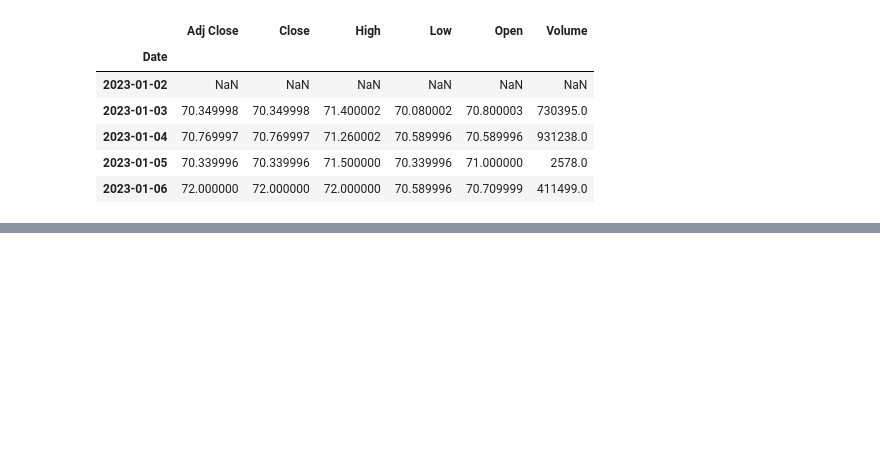
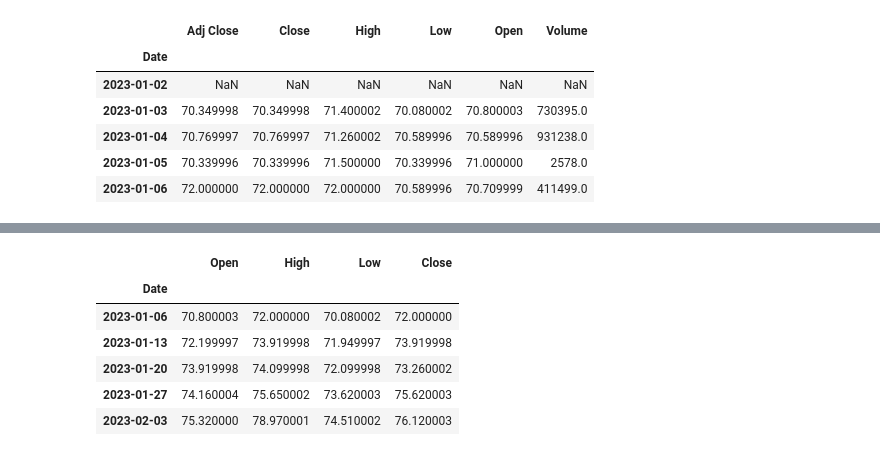
Before and after one commit to masterTrooperMx/PY_notebooks, a Jupyter notebook: STOCKS/yahoofin/yahooFin-notebook.ipynb, the cells around one changed output, grey strips where cells are left out. Cells and saved outputs as stored; diff of their text form; code cells hidden in the pictures; blank space fills up the shorter version.

```diff
--- a/STOCKS/yahoofin/yahooFin-notebook.ipynb
+++ b/STOCKS/yahoofin/yahooFin-notebook.ipynb
@@ -292,0 +291,17 @@ ivvpesoishrs.loc["05-2023"].iplot(kind= "candle",
+# %%
+# same data but with another granullarity (weekly)
+ivvpesoishrs = portfolio_df.swaplevel(axis = 1)["IVVPESOISHRS.MX"].copy()
+weekly = ivvpesoishrs.resample("W-Fri").agg({"Open":"first",
+                                   "High":"max",
+                                   "Low":"min",
+                                   "Close":"last"
+                                  })
+weekly.head()
+# %% [output]
+|  | Open | High | Low | Close |
+| Date |  |  |  |  |
+| 2023-01-06 | 70.800003 | 72.000000 | 70.080002 | 72.000000 |
+| 2023-01-13 | 72.199997 | 73.919998 | 71.949997 | 73.919998 |
+| 2023-01-20 | 73.919998 | 74.099998 | 72.099998 | 73.260002 |
+| 2023-01-27 | 74.160004 | 75.650002 | 73.620003 | 75.620003 |
+| 2023-02-03 | 75.320000 | 78.970001 | 74.510002 | 76.120003 |
```
Also changed, not shown: parts of 9 cells of this notebook.
